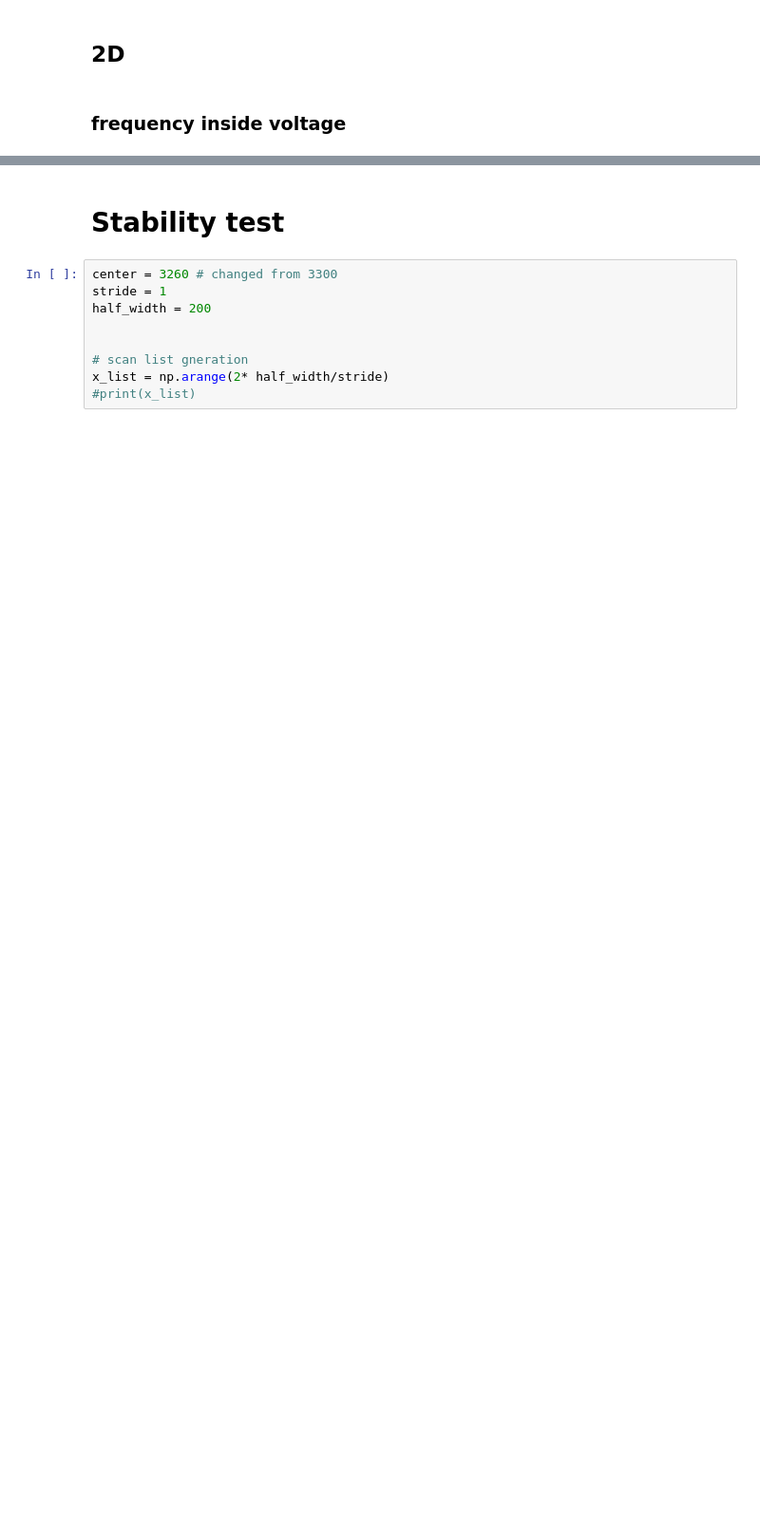
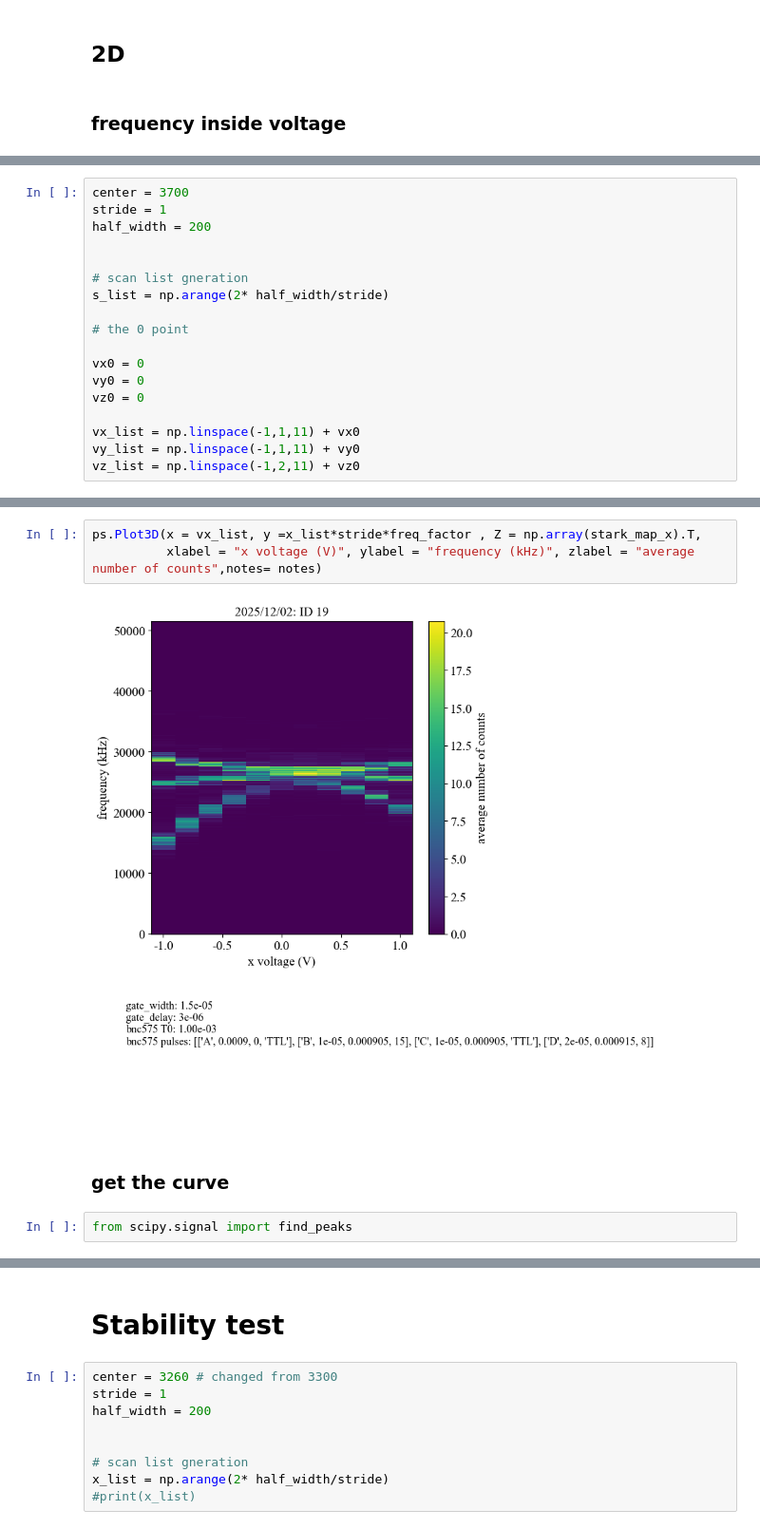
Before and after one commit to FENG-MengLong/ExperimentCode, a Jupyter notebook: 2025.11.30.ipynb, the cells around one changed output, grey strips where cells are left out. Shown at 95% size. Cells and saved outputs as stored; diff of their text form; blank space fills up the shorter version.

Commit message:
update the peak find

```diff
--- a/2025.11.30.ipynb
+++ b/2025.11.30.ipynb
@@ -192,0 +234,18 @@ ps.Plot3D(x = v_list, y =x_list*stride*freq_factor , Z = stark_map,
+# %%
+center = 3700
+stride = 1
+half_width = 200
+
+
+# scan list gneration
+s_list = np.arange(2* half_width/stride)
+
+# the 0 point
+
+vx0 = 0
+vy0 = 0
+vz0 = 0
+
+vx_list = np.linspace(-1,1,11) + vx0
+vy_list = np.linspace(-1,1,11) + vy0
+vz_list = np.linspace(-1,2,11) + vz0
@@ -192,0 +323,9 @@ ps.Plot3D(x = v_list, y =x_list*stride*freq_factor , Z = stark_map,
+# %%
+ps.Plot3D(x = vx_list, y =x_list*stride*freq_factor , Z = np.array(stark_map_x).T,
+          xlabel = "x voltage (V)", ylabel = "frequency (kHz)", zlabel = "average number of counts",notes= notes)
+# %% [output]
+[figure, added]
+# %% [markdown]
+### get the curve
+# %%
+from scipy.signal import find_peaks
```
Also changed, not shown: parts of 23 cells of this notebook.
